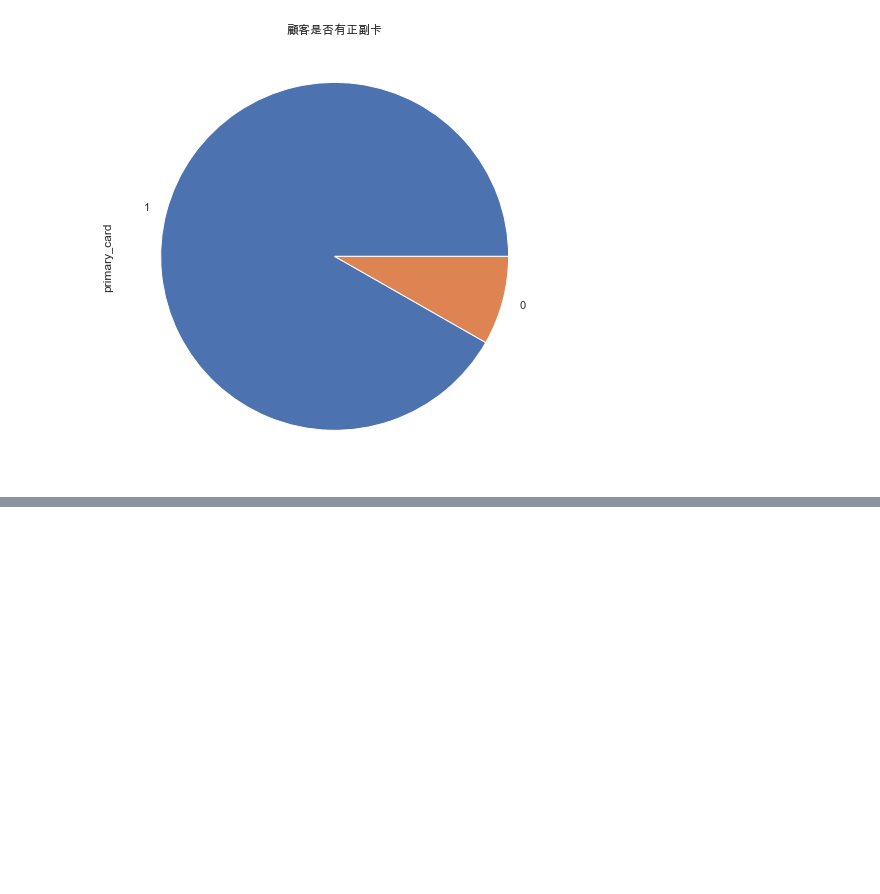
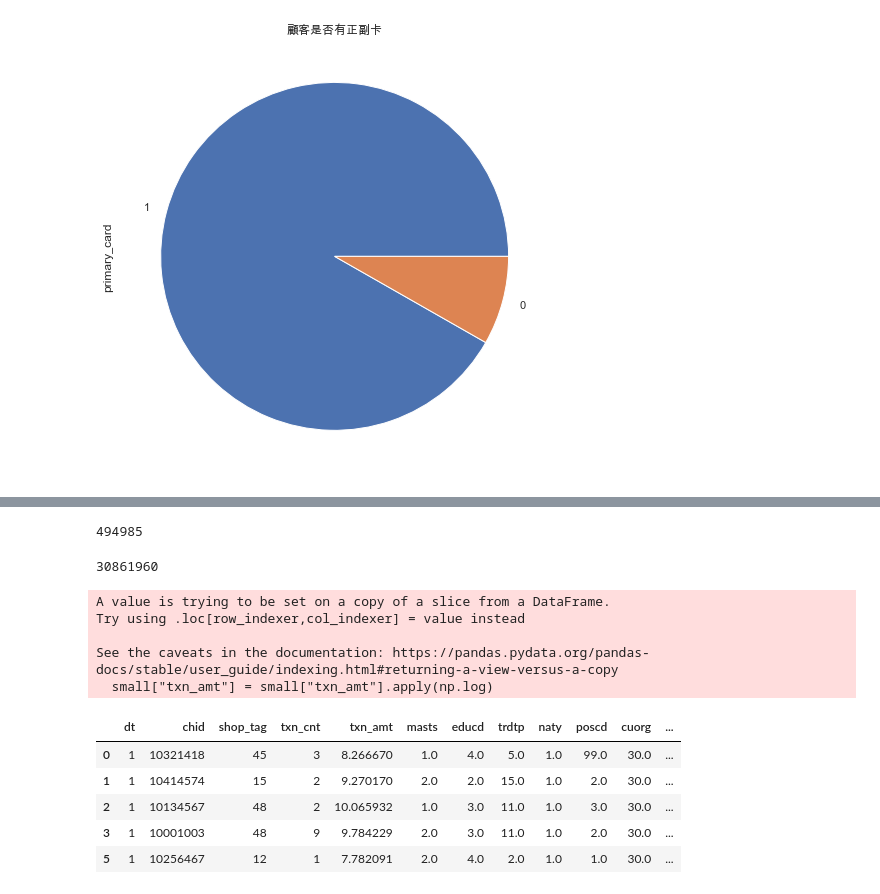
Before and after one commit to Baron1014/credict_card_recsys, a Jupyter notebook: notebook/big_eda.ipynb, the cells around one changed output, grey strips where cells are left out. Drawn from its saved outputs; the diff is of its cells as text; code cells hidden in the pictures; blank space fills up the shorter version.

```diff
--- a/notebook/big_eda.ipynb
+++ b/notebook/big_eda.ipynb
@@ -282,0 +301,25 @@ Text(0.5, 1.0, '顧客是否有正副卡')
+# %%
+len(df["chid"].unique())
+# %% [output]
+494985
+# %%
+import numpy as np
+small = df[["dt", "chid", "shop_tag", "txn_cnt", "txn_amt", "masts", "educd", "trdtp", "naty", "poscd", "cuorg", "gender_code", "age", "primary_card"]]
+len(small)
+# %% [output]
+30861960
+# %%
+small["txn_amt"] = small["txn_amt"].apply(np.log)
+small.head()
+# %% [output]
+A value is trying to be set on a copy of a slice from a DataFrame.
+Try using .loc[row_indexer,col_indexer] = value instead
+
+See the caveats in the documentation: https://pandas.pydata.org/pandas-docs/stable/user_guide/indexing.html#returning-a-view-versus-a-copy
+  small["txn_amt"] = small["txn_amt"].apply(np.log)
+|  | dt | chid | shop_tag | txn_cnt | txn_amt | masts | educd | trdtp | naty | poscd | cuorg | ... |
+| 0 | 1 | 10321418 | 45 | 3 | 8.266670 | 1.0 | 4.0 | 5.0 | 1.0 | 99.0 | 30.0 | ... |
+| 1 | 1 | 10414574 | 15 | 2 | 9.270170 | 2.0 | 2.0 | 15.0 | 1.0 | 2.0 | 30.0 | ... |
+| 2 | 1 | 10134567 | 48 | 2 | 10.065932 | 1.0 | 3.0 | 11.0 | 1.0 | 3.0 | 30.0 | ... |
+| 3 | 1 | 10001003 | 48 | 9 | 9.784229 | 2.0 | 3.0 | 11.0 | 1.0 | 2.0 | 30.0 | ... |
+| 5 | 1 | 10256467 | 12 | 1 | 7.782091 | 2.0 | 4.0 | 2.0 | 1.0 | 1.0 | 30.0 | ... |
```
Also changed, not shown: parts of 3 cells of this notebook, 6 other files.
